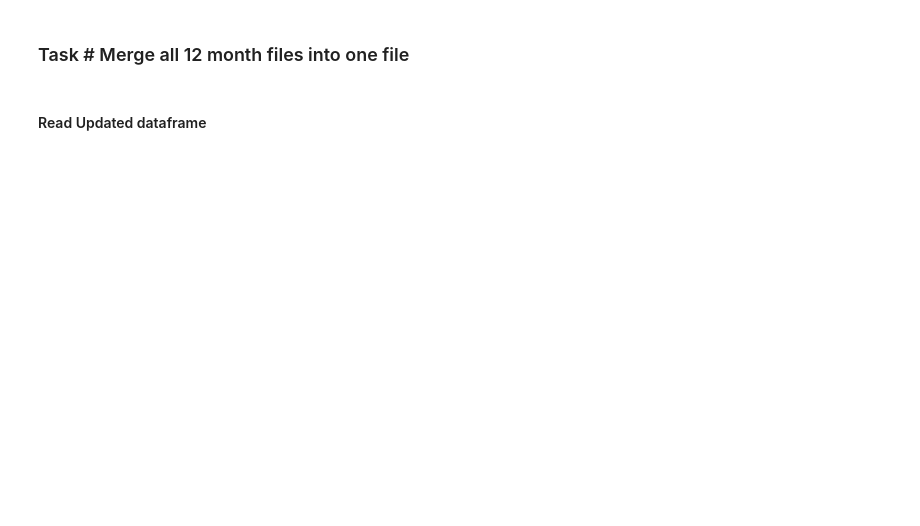
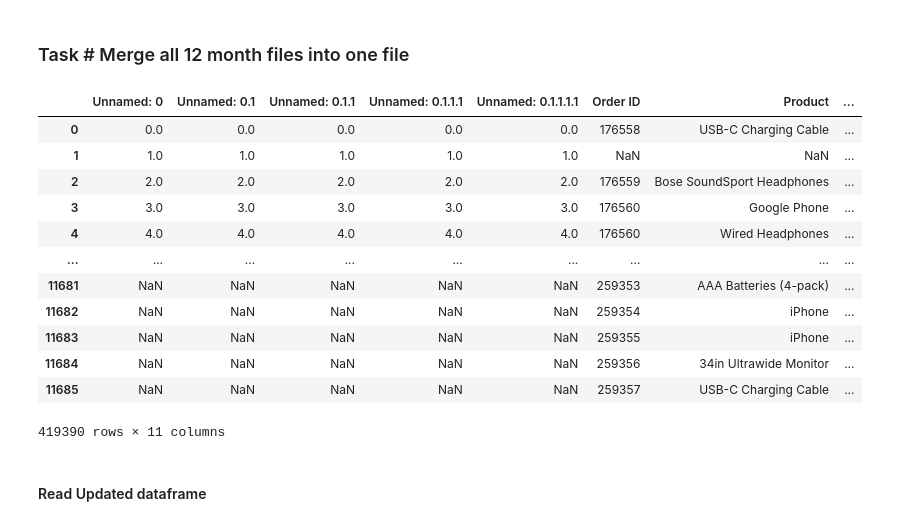
Before and after one commit to Asadullahkhankaimkhani/Sales-Anaylsis-Project, a Jupyter notebook: SalesAnaylsis.ipynb, the cells around one changed output. Cells and saved outputs as stored; diff of their text form; code cells hidden in the pictures; blank space fills up the shorter version.

```diff
--- a/SalesAnaylsis.ipynb
+++ b/SalesAnaylsis.ipynb
@@ -7,19 +7,34 @@ import glob
 # %%
 path = r'C:\Users\Asad\Desktop\Sales Anaylsis Project\salesdata' # use your path
 
 all_files = glob.glob(path + "/*.csv")
 
 li = []
 
 for filename in all_files:
 
     df = pd.read_csv(filename, index_col=None, header=0)
 
     li.append(df)
 
 frame = pd.concat(li, axis=0)
 
 frame.to_csv('all_data.csv' , index = False)
+frame
+# %% [output]
+|  | Unnamed: 0 | Unnamed: 0.1 | Unnamed: 0.1.1 | Unnamed: 0.1.1.1 | Unnamed: 0.1.1.1.1 | Order ID | Product | ... |
+| 0 | 0.0 | 0.0 | 0.0 | 0.0 | 0.0 | 176558 | USB-C Charging Cable | ... |
+| 1 | 1.0 | 1.0 | 1.0 | 1.0 | 1.0 | NaN | NaN | ... |
+| 2 | 2.0 | 2.0 | 2.0 | 2.0 | 2.0 | 176559 | Bose SoundSport Headphones | ... |
+| 3 | 3.0 | 3.0 | 3.0 | 3.0 | 3.0 | 176560 | Google Phone | ... |
+| 4 | 4.0 | 4.0 | 4.0 | 4.0 | 4.0 | 176560 | Wired Headphones | ... |
+| ... | ... | ... | ... | ... | ... | ... | ... | ... |
+| 11681 | NaN | NaN | NaN | NaN | NaN | 259353 | AAA Batteries (4-pack) | ... |
+| 11682 | NaN | NaN | NaN | NaN | NaN | 259354 | iPhone | ... |
+| 11683 | NaN | NaN | NaN | NaN | NaN | 259355 | iPhone | ... |
+| 11684 | NaN | NaN | NaN | NaN | NaN | 259356 | 34in Ultrawide Monitor | ... |
+| 11685 | NaN | NaN | NaN | NaN | NaN | 259357 | USB-C Charging Cable | ... |
+419390 rows × 11 columns
 # %% [markdown]
 #### Read Updated dataframe
 # %%
```
Also changed, not shown: parts of 19 cells of this notebook.
